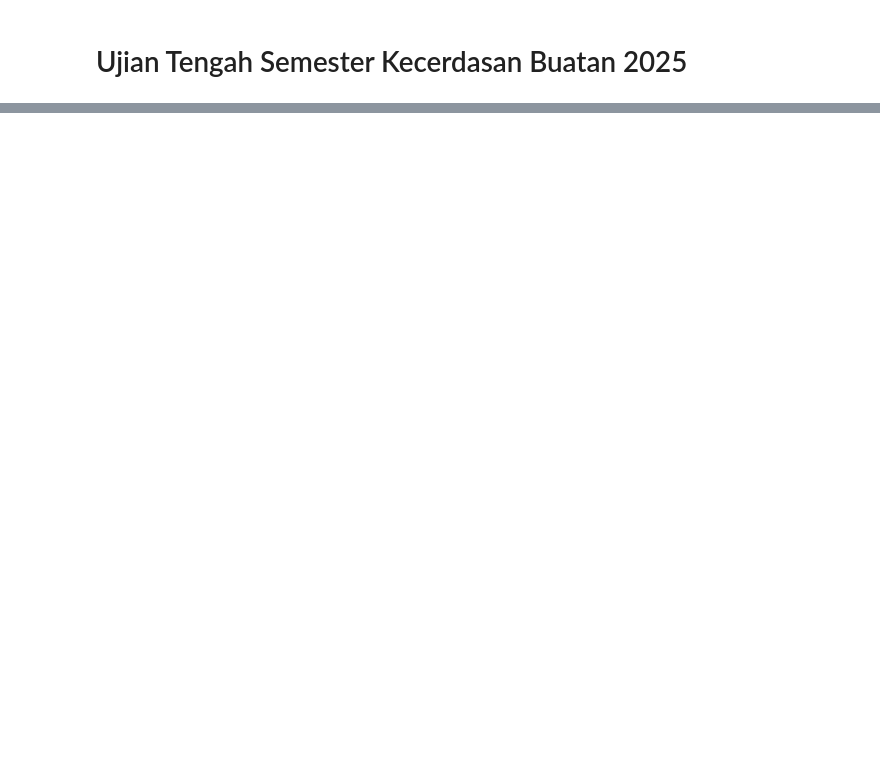
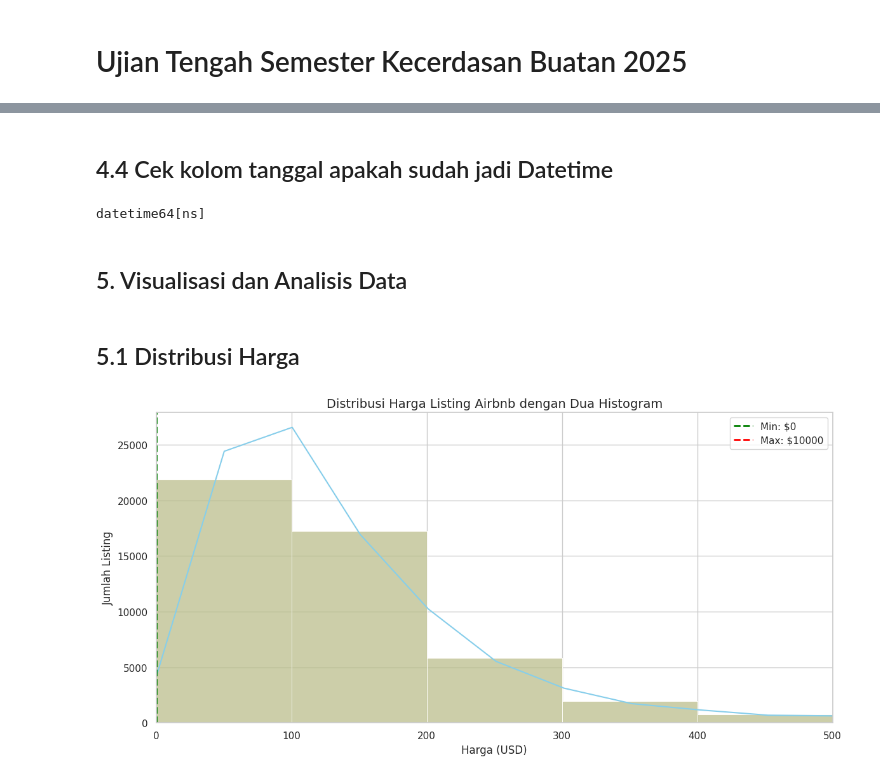
Before and after one commit to IlhamThrq/AI_TI-1B_2025, a Jupyter notebook: MuhammadIlhamRijalThaariq_UTS.ipynb, the cells around one changed output, grey strips where cells are left out. Cells and saved outputs as stored; diff of their text form; code cells hidden in the pictures; blank space fills up the shorter version.

```diff
--- a/MuhammadIlhamRijalThaariq_UTS.ipynb
+++ b/MuhammadIlhamRijalThaariq_UTS.ipynb
@@ -126,0 +27,4 @@ KESIMPULAN:
+# %%
+# Load Dataset
+df_airbnb = pd.read_csv('airbnb.csv')
+df_airbnb.head()
@@ -126,0 +130,12 @@ KESIMPULAN:
+# %%
+# Konversi kolom tanggal terlebih dahulu
+df_airbnb['last_review'] = pd.to_datetime(df_airbnb['last_review'], errors='coerce')
+
+# Hapus baris dengan nama listing kosong (jumlahnya hanya 16)
+df_airbnb = df_airbnb.dropna(subset=['name'])
+
+# Isi missing 'host_name' dengan 'Unknown'
+df_airbnb['host_name'] = df_airbnb['host_name'].fillna('Unknown')
+
+# Isi 'reviews_per_month' yang kosong dengan 0 (listing belum pernah direview)
+df_airbnb['reviews_per_month'] = df_airbnb['reviews_per_month'].fillna(0)
@@ -126,0 +219,32 @@ KESIMPULAN:
+# %% [markdown]
+## 4.4 Cek kolom tanggal apakah sudah jadi Datetime
+# %%
+print(df_airbnb['last_review'].dtype)
+# %% [output]
+datetime64[ns]
+# %% [markdown]
+## 5. Visualisasi dan Analisis Data
+# %% [markdown]
+## 5.1 Distribusi Harga
+# %%
+# Hitung harga minimum dan maksimum
+min_price = df_airbnb['price'].min()
+max_price = df_airbnb['price'].max()
+
+sns.histplot(df_airbnb['price'], bins=100, kde=True, color='skyblue', alpha=0.6)
+sns.histplot(df_airbnb['price'], bins=100, color='orange', kde=False, alpha=0.3)
+
+# Tambahkan garis vertikal untuk harga minimum dan maksimum
+plt.axvline(min_price, color='green', linestyle='--', linewidth=2, label=f'Min: ${min_price}')
+plt.axvline(max_price, color='red', linestyle='--', linewidth=2, label=f'Max: ${max_price}')
+
+# Batasi tampilan harga hingga $500
+plt.xlim(0, 500)
+plt.title("Distribusi Harga Listing Airbnb dengan Dua Histogram")
+plt.xlabel("Harga (USD)")
+plt.ylabel("Jumlah Listing")
+plt.legend()
+plt.tight_layout()
+plt.show()
+# %% [output]
+[figure, added]
```
Also changed, not shown: parts of 48 cells of this notebook.
